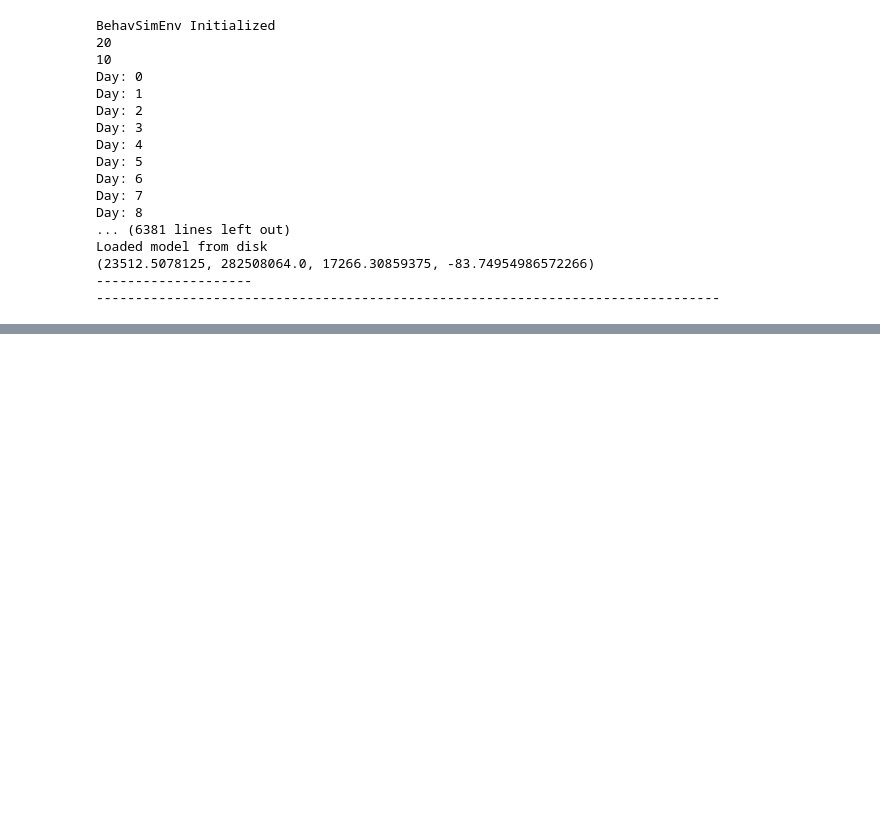
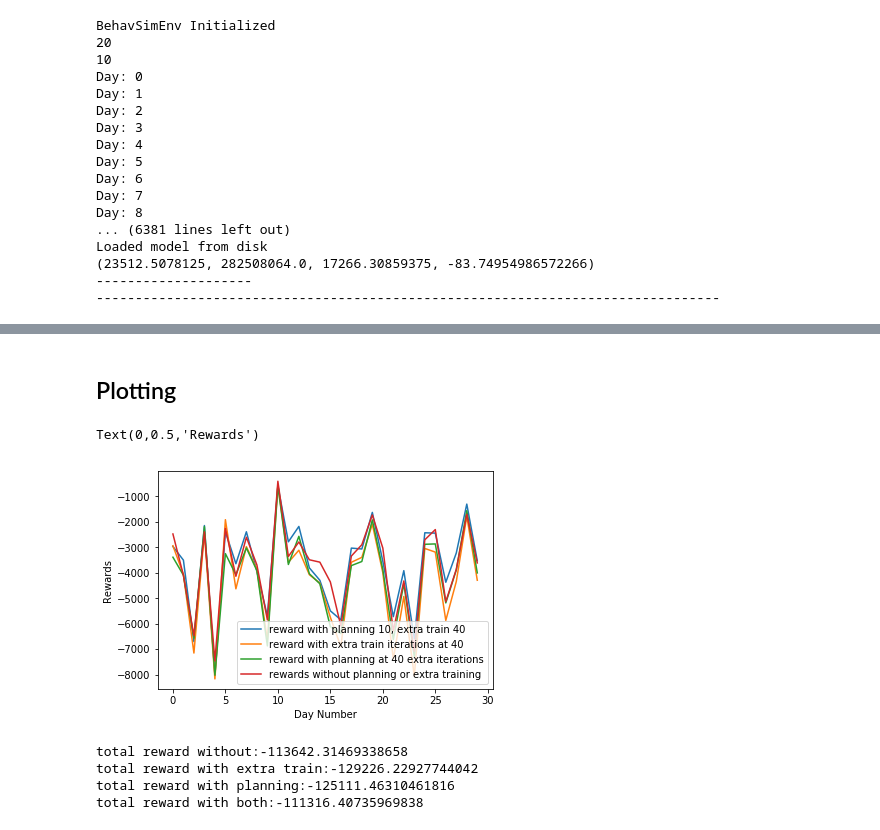
Before and after one commit to JPalakapilly/baselines, a Jupyter notebook: baselines/akash_baselines/SACV2_running_and_plotting.ipynb, the cells around one changed output, grey strips where cells are left out. Cells and saved outputs as stored; diff of their text form; code cells hidden in the pictures; blank space fills up the shorter version.

```diff
--- a/baselines/akash_baselines/SACV2_running_and_plotting.ipynb
+++ b/baselines/akash_baselines/SACV2_running_and_plotting.ipynb
@@ -206,7 +180,7 @@ def train_planning_model(
     scaled_y = scaler_y.transform(d_y)
 
     loaded_model.fit(
-            scaled_X,    ## these all need to be changed if the GPyOpt evaluates differently
+            sxr,    ## these all need to be changed if the GPyOpt evaluates differently
             scaled_y,
             epochs=100,
             batch_size=10,
@@ -218,15 +192,15 @@ def train_planning_model(
     with open(filename_to_save + ".json", "w") as json_file:
         json_file.write(model_json)
     # serialize weights to HDF5
-    optimal_lstm_model.save_weights(filename_to_save + ".h5")
+    loaded_model.save_weights(filename_to_save + ".h5")
     print("Saved model to disk")
 
     return
 # %% [markdown]
 ## load model
 # %%
-def load_model_from_disk(filename = "GPyOpt_planning_model"):
-    json_file = open(filename + ".json", 'r')
+def load_model_from_disk(file_name = "GPyOpt_planning_model"):
+    json_file = open(file_name + ".json", 'r')
     loaded_model_json = json_file.read()
     json_file.close()
     loaded_model = tf.keras.models.model_from_json(loaded_model_json)
@@ -616,3 +539,27 @@ rewards_wo, critic_1_losses_wo, critic_2_losses_wo, policy_losses_wo, alpha_loss
          planning_model = False,
          planning_iterations = 10
          )
+# %% [markdown]
+## Plotting
+# %%
+plt.figure()
+plt.plot(rewards_both, label = 'reward with planning 10, extra train 40')
+plt.plot(rewards_extra_train, label = "reward with extra train iterations at 40")
+plt.plot(rewards_plan, label = "reward with planning at 40 extra iterations")
+plt.plot(rewards_wo, label = "rewards without planning or extra training")
+plt.legend()
+plt.xlabel("Day Number")
+plt.ylabel("Rewards")
+# %% [output]
+Text(0,0.5,'Rewards')
+[figure, added]
+# %%
+print("total reward without:" + str(sum(rewards_wo)))
+print("total reward with extra train:" + str(sum(rewards_extra_train)))
+print("total reward with planning:" + str(sum(rewards_plan)))
+print("total reward with both:" + str(sum(rewards_both)))
+# %% [output]
+total reward without:-113642.31469338658
+total reward with extra train:-129226.22927744042
+total reward with planning:-125111.46310461816
+total reward with both:-111316.40735969838
```
Also changed, not shown: parts of 21 cells of this notebook, 3 other files.
